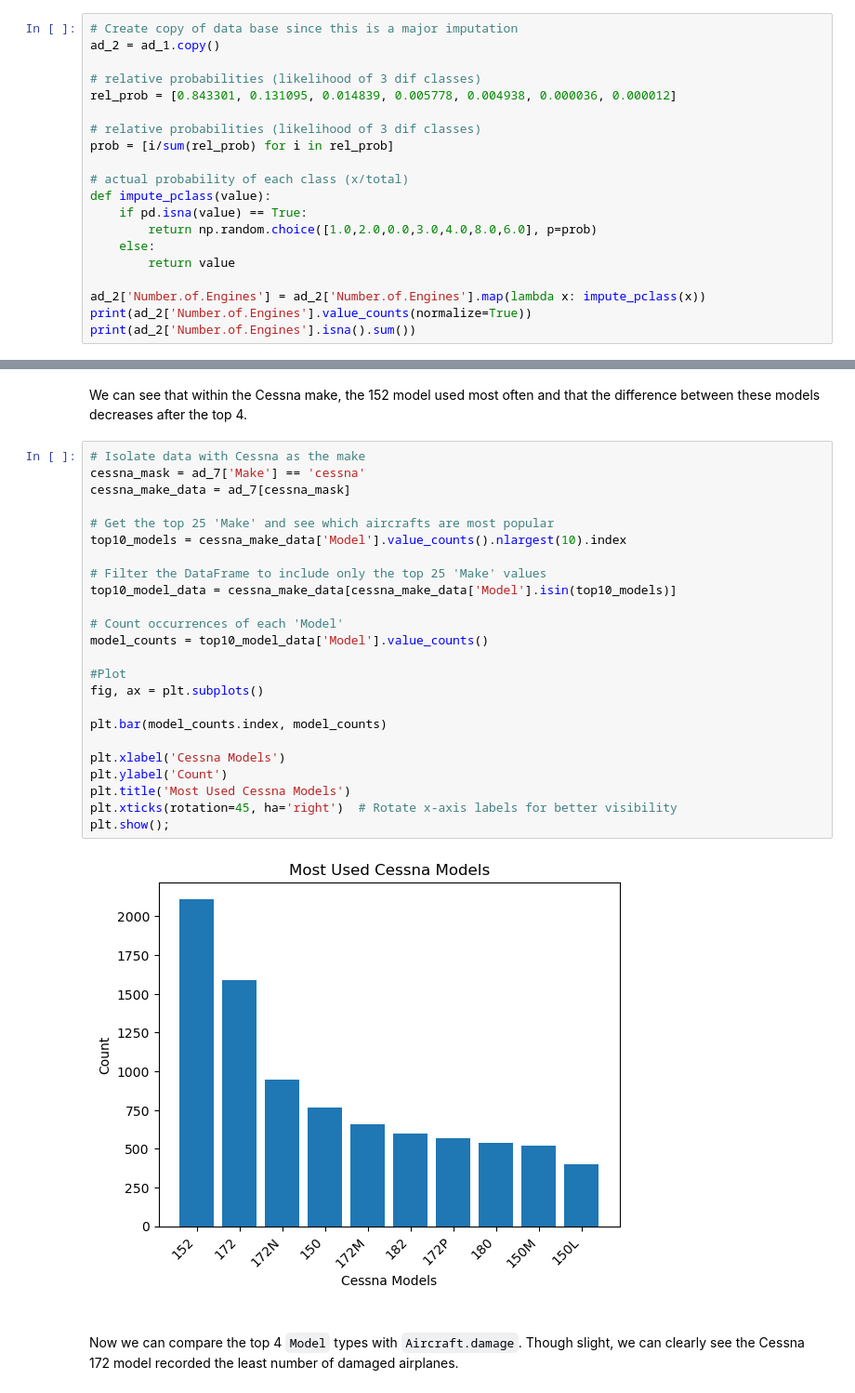
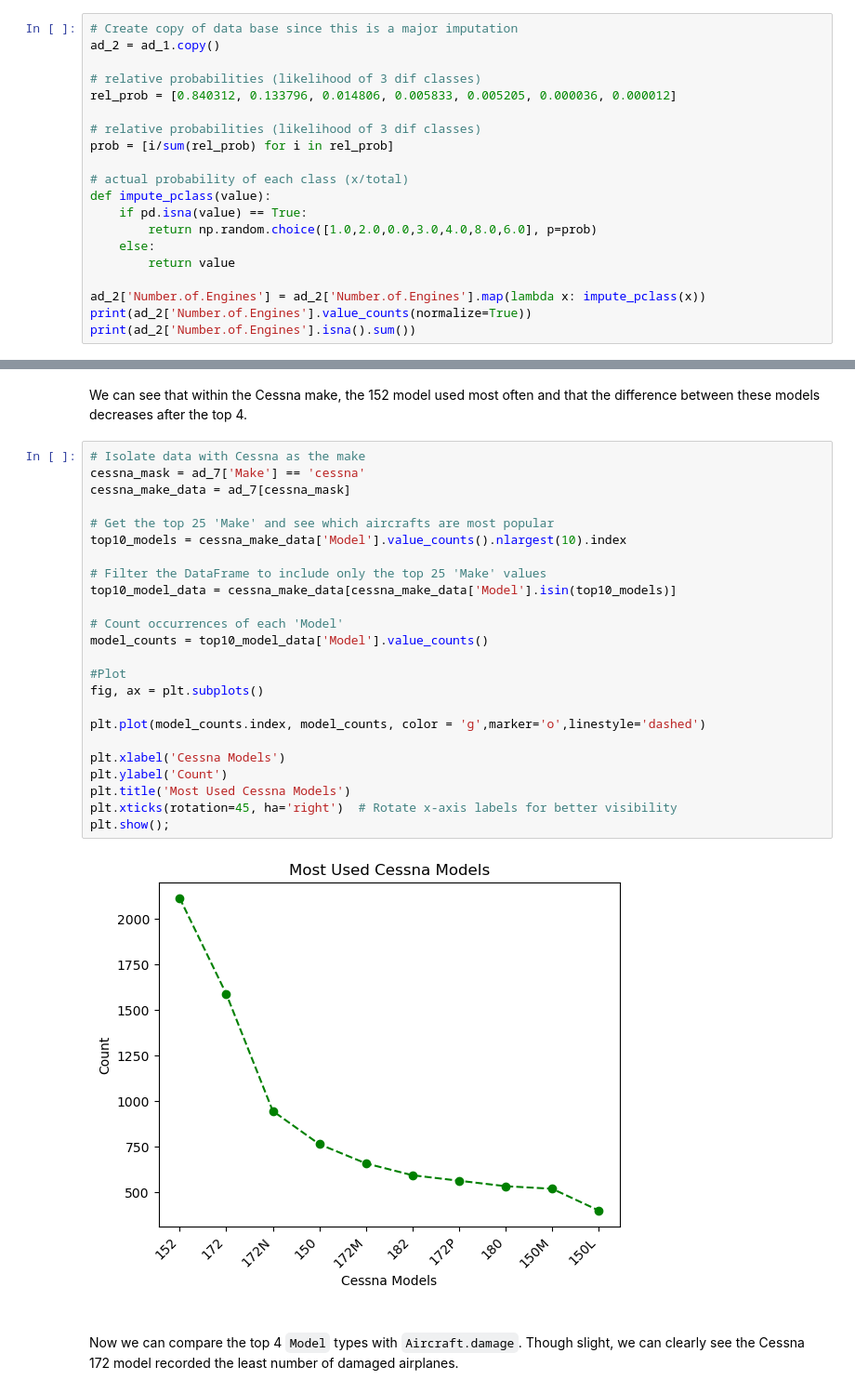
Before and after one commit to YamunaU75/FortuneIncProject, a Jupyter notebook: Fortune Inc Aviation Analysis.ipynb, the cells around one changed output, grey strips where cells are left out. Shown: that part at 93% size. Saved outputs shown, nothing was run; the diff lists cells and outputs as text.

```diff
--- a/Fortune Inc Aviation Analysis.ipynb
+++ b/Fortune Inc Aviation Analysis.ipynb
@@ -705,7 +701,7 @@ We can see that the distribution remains fairly unchanged, confirming that it ma
 ad_2 = ad_1.copy()
 
 # relative probabilities (likelihood of 3 dif classes)
-rel_prob = [0.843301, 0.131095, 0.014839, 0.005778, 0.004938, 0.000036, 0.000012]
+rel_prob = [0.840312, 0.133796, 0.014806, 0.005833, 0.005205, 0.000036, 0.000012]
 
 # relative probabilities (likelihood of 3 dif classes)
 prob = [i/sum(rel_prob) for i in rel_prob]
@@ -1170,29 +1166,29 @@ We can see that within the Cessna make, the 152 model used most often and that t
 # %%
 # Isolate data with Cessna as the make
 cessna_mask = ad_7['Make'] == 'cessna'
 cessna_make_data = ad_7[cessna_mask]
 
 # Get the top 25 'Make' and see which aircrafts are most popular
 top10_models = cessna_make_data['Model'].value_counts().nlargest(10).index
 
 # Filter the DataFrame to include only the top 25 'Make' values
 top10_model_data = cessna_make_data[cessna_make_data['Model'].isin(top10_models)]
 
 # Count occurrences of each 'Model'
 model_counts = top10_model_data['Model'].value_counts()
 
 #Plot
 fig, ax = plt.subplots()
 
-plt.bar(model_counts.index, model_counts)
+plt.plot(model_counts.index, model_counts, color = 'g',marker='o',linestyle='dashed')
 
 plt.xlabel('Cessna Models')
 plt.ylabel('Count')
 plt.title('Most Used Cessna Models')
 plt.xticks(rotation=45, ha='right')  # Rotate x-axis labels for better visibility
 plt.show();
 # %% [output]
-[figure, old version]
+[figure, new version]
 # %% [markdown]
 <br> Now we can compare the top 4 `Model` types with `Aircraft.damage`. Though slight, we can clearly see the Cessna 172 model recorded the least number of damaged airplanes.
 # %%
```
Also changed, not shown: parts of 17 cells of this notebook, 4 other files.
